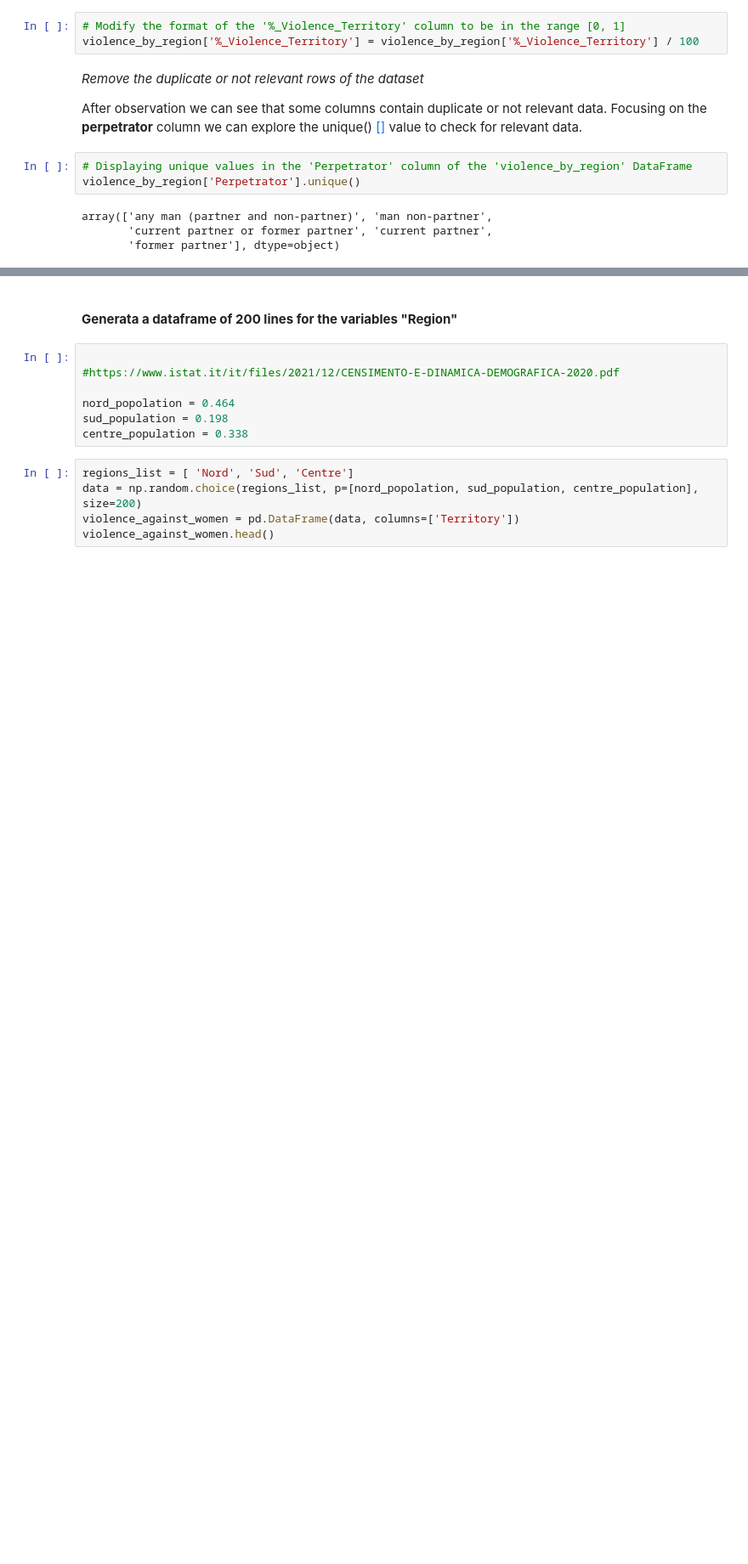
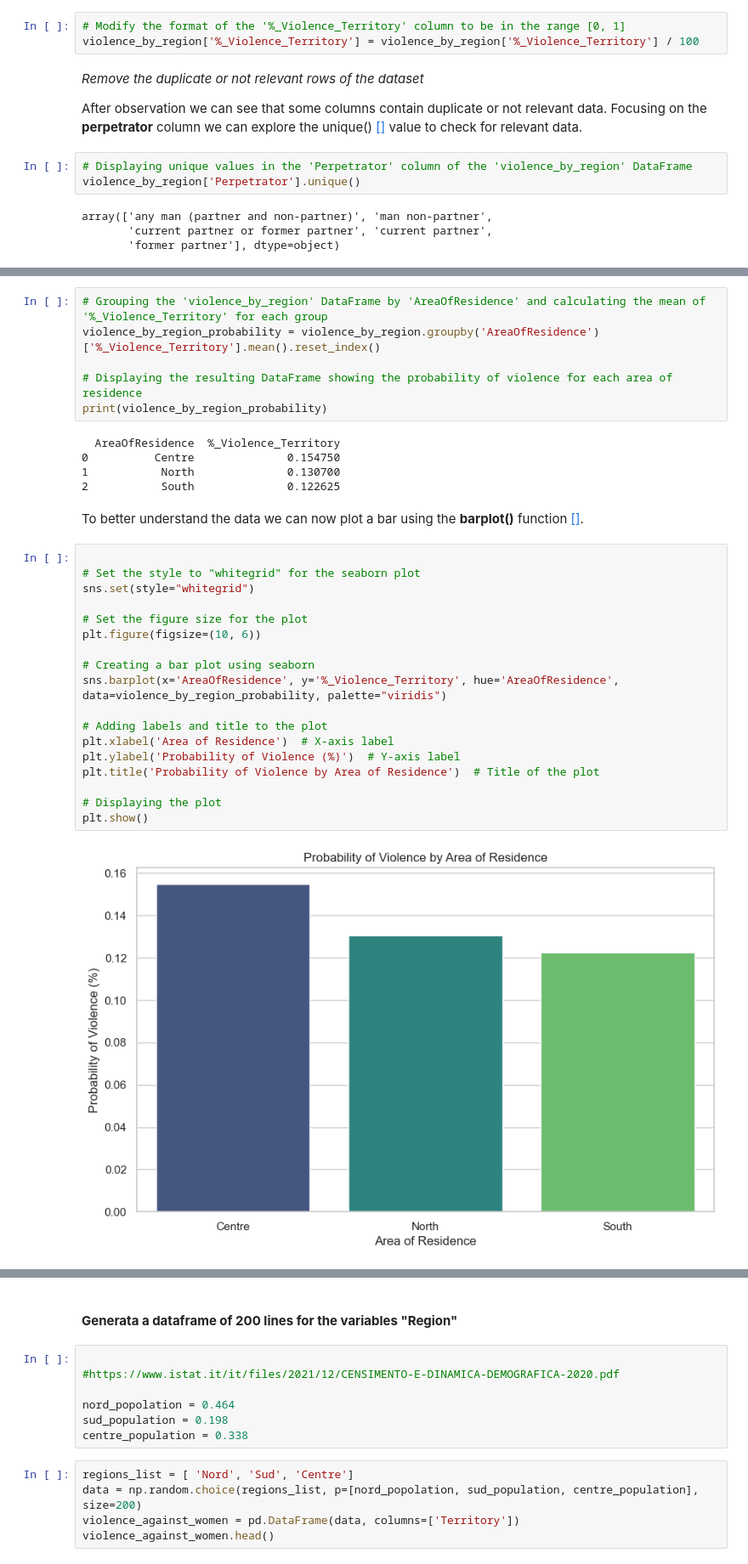
Before and after one commit to Cecilia8989/PfDA_Assignement, a Jupyter notebook: PfDA_Project_1.ipynb, the cells around one changed output, grey strips where cells are left out. Shown at 85% size. Saved outputs shown, nothing was run; the diff lists cells and outputs as text; blank space fills up the shorter version.

Commit message:
region probability

```diff
--- a/PfDA_Project_1.ipynb
+++ b/PfDA_Project_1.ipynb
@@ -262,0 +276,33 @@ violence_per_region_probability
+# %%
+# Grouping the 'violence_by_region' DataFrame by 'AreaOfResidence' and calculating the mean of '%_Violence_Territory' for each group
+violence_by_region_probability = violence_by_region.groupby('AreaOfResidence')['%_Violence_Territory'].mean().reset_index()
+
+# Displaying the resulting DataFrame showing the probability of violence for each area of residence
+print(violence_by_region_probability)
+# %% [output]
+  AreaOfResidence  %_Violence_Territory
+0          Centre              0.154750
+1           North              0.130700
+2           South              0.122625
+# %% [markdown]
+To better understand the data we can now plot a bar using the **barplot()** function [[]](https://www.geeksforgeeks.org/seaborn-barplot-method-in-python/).
+# %%
+
+# Set the style to "whitegrid" for the seaborn plot
+sns.set(style="whitegrid")
+
+# Set the figure size for the plot
+plt.figure(figsize=(10, 6))
+
+# Creating a bar plot using seaborn
+sns.barplot(x='AreaOfResidence', y='%_Violence_Territory', hue='AreaOfResidence', data=violence_by_region_probability, palette="viridis")
+
+# Adding labels and title to the plot
+plt.xlabel('Area of Residence')  # X-axis label
+plt.ylabel('Probability of Violence (%)')  # Y-axis label
+plt.title('Probability of Violence by Area of Residence')  # Title of the plot
+
+# Displaying the plot
+plt.show()
+# %% [output]
+[figure, added]
```
Also changed, not shown: parts of 73 cells of this notebook.
